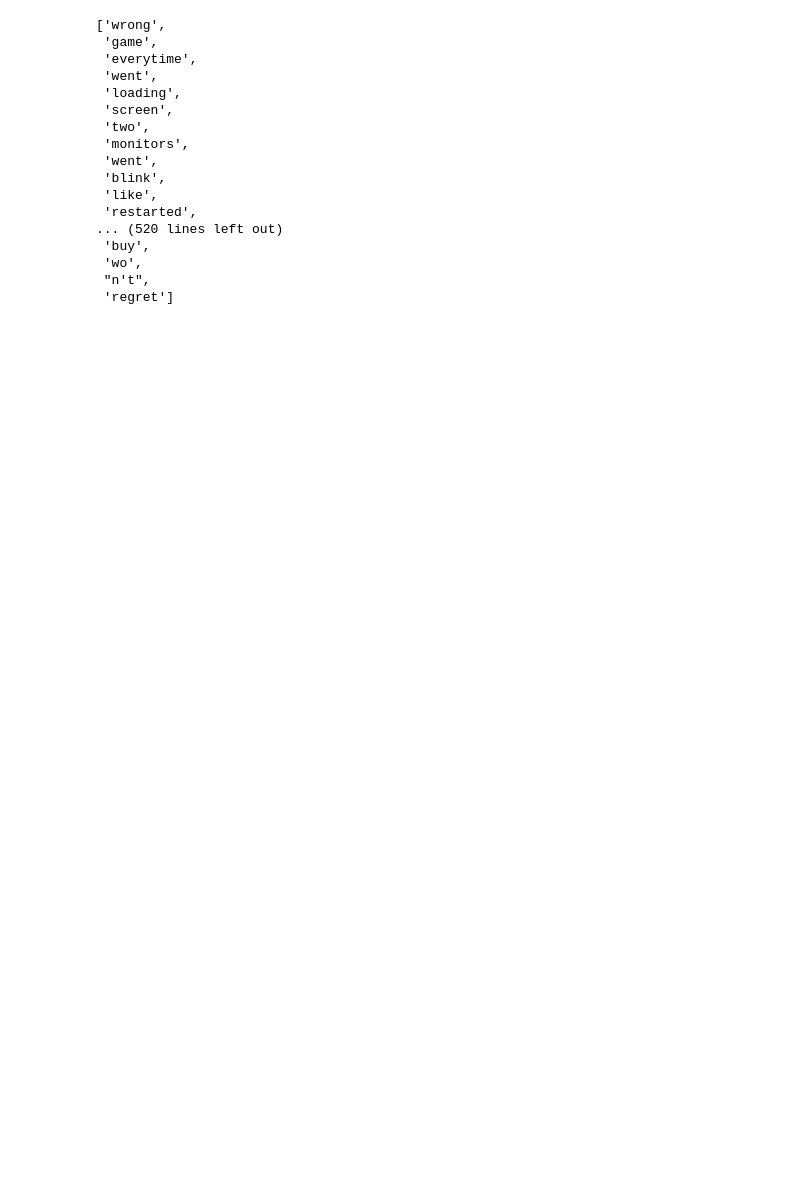
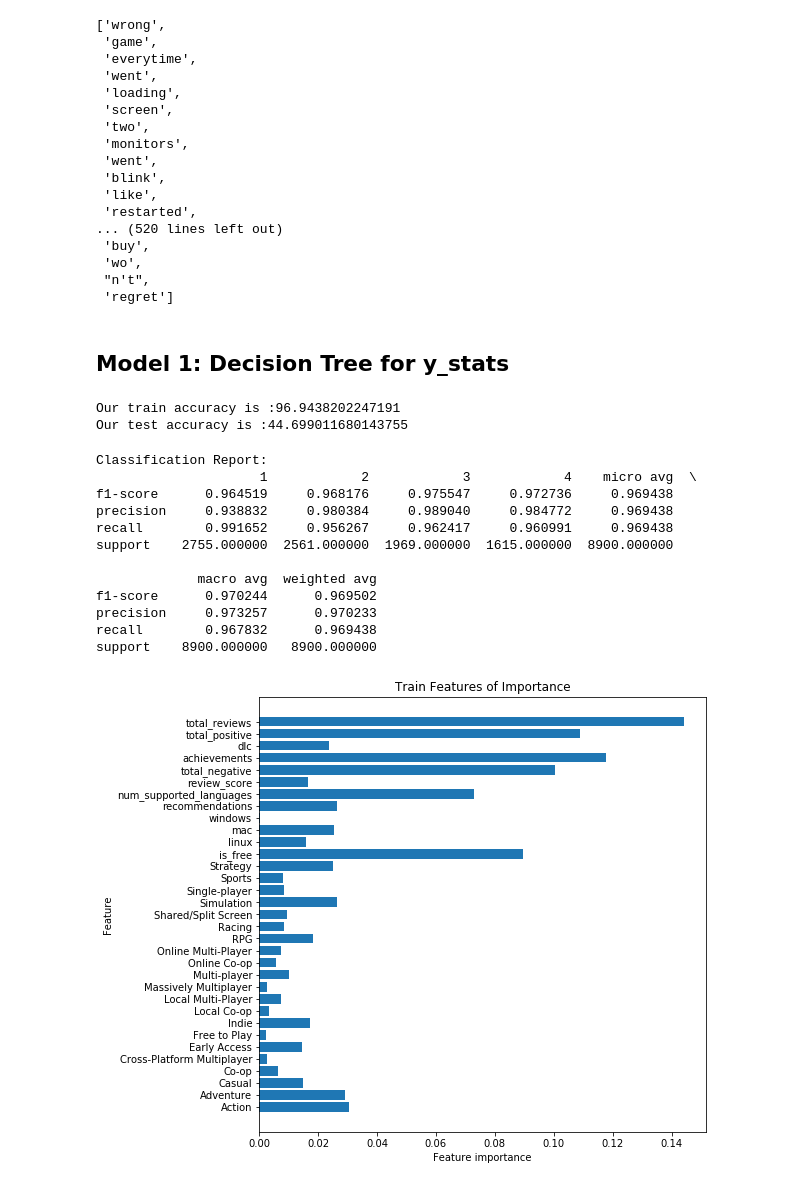
Before and after one commit to rvent/Steam_Pricing_Classification_Project, a Jupyter notebook: Mod-3-Project.ipynb, the cells around one changed output. Drawn from its saved outputs; the diff is of its cells as text; code cells hidden in the pictures; blank space fills up the shorter version.

Commit message:
run models

```diff
--- a/Mod-3-Project.ipynb
+++ b/Mod-3-Project.ipynb
@@ -703,4 +705,4 @@ sns.scatterplot(x_lin, y)
 <matplotlib.axes._subplots.AxesSubplot at 0x...>
 [figure]
 # %%
-y_df = pd.DataFrame(y)
+y_df = pd.DataFrame(y.copy())
@@ -712,0 +709,7 @@ pandas.core.series.Series
+# %%
+y_df[y_df.price_overview <= y_df.price_overview.quantile(.25)] = 1
+y_df[(y_df.price_overview > y_df.price_overview.quantile(.25)) & (y_df.price_overview <= y_df.price_overview.quantile(.50))] =2
+y_df[(y_df.price_overview > y_df.price_overview.quantile(.50)) & (y_df.price_overview <= y_df.price_overview.quantile(.75))] =3
+y_df[(y_df.price_overview > y_df.price_overview.quantile(.75))] = 4
+# %%
+y_stats = y_df.astype(int)
@@ -1033,0 +805,2 @@ word_tokens[100]
+# %% [markdown]
+## Model 1: Decision Tree for y_stats
@@ -1033,0 +850,23 @@ word_tokens[100]
+# %%
+# y stat decision tree test size=.2
+X_train, X_test, y_train1, y_test1 = train_test_split(X_final, y_stats, test_size=.2, random_state=56)
+clf, y_pred_train, y_pred_test = decision_tree(X_train, X_test, y_train1, y_test1)
+# %% [output]
+Our train accuracy is :96.9438202247191
+Our test accuracy is :44.699011680143755
+# %%
+run_reports(clf, y_train1, y_pred_train, "Train Features of Importance")
+# %% [output]
+Classification Report:
+                     1            2            3            4    micro avg  \
+f1-score      0.964519     0.968176     0.975547     0.972736     0.969438
+precision     0.938832     0.980384     0.989040     0.984772     0.969438
+recall        0.991652     0.956267     0.962417     0.960991     0.969438
+support    2755.000000  2561.000000  1969.000000  1615.000000  8900.000000
+
+             macro avg  weighted avg
+f1-score      0.970244      0.969502
+precision     0.973257      0.970233
+recall        0.967832      0.969438
+support    8900.000000   8900.000000
+[figure, added]
```
Also changed, not shown: parts of 64 cells of this notebook.
